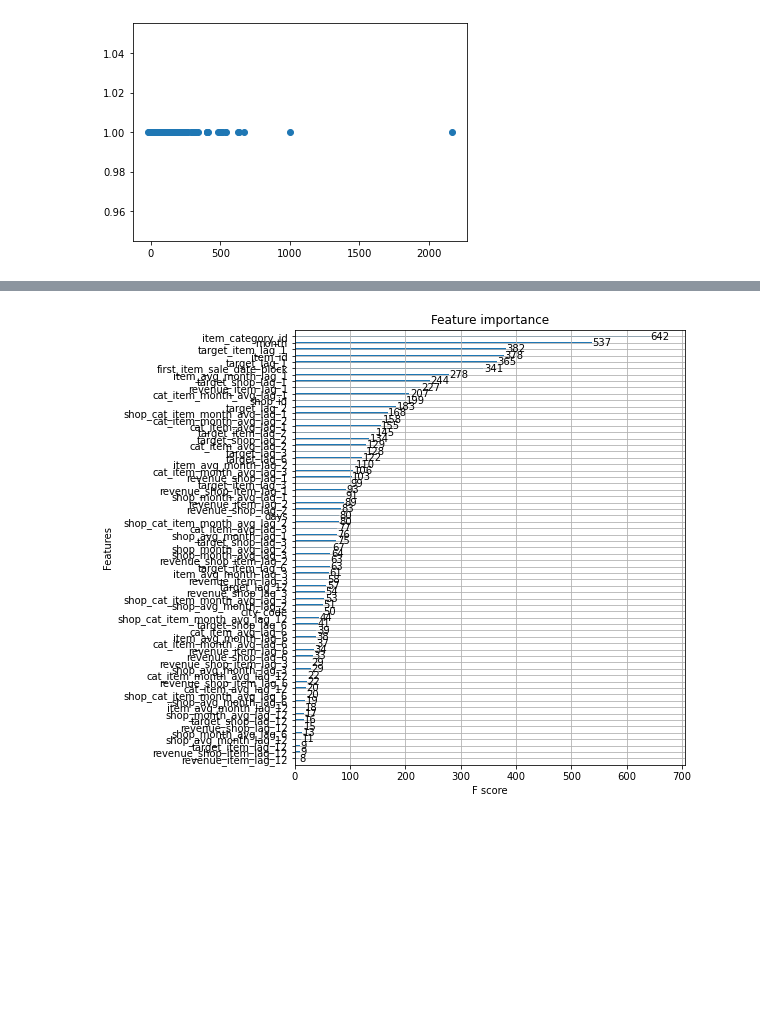
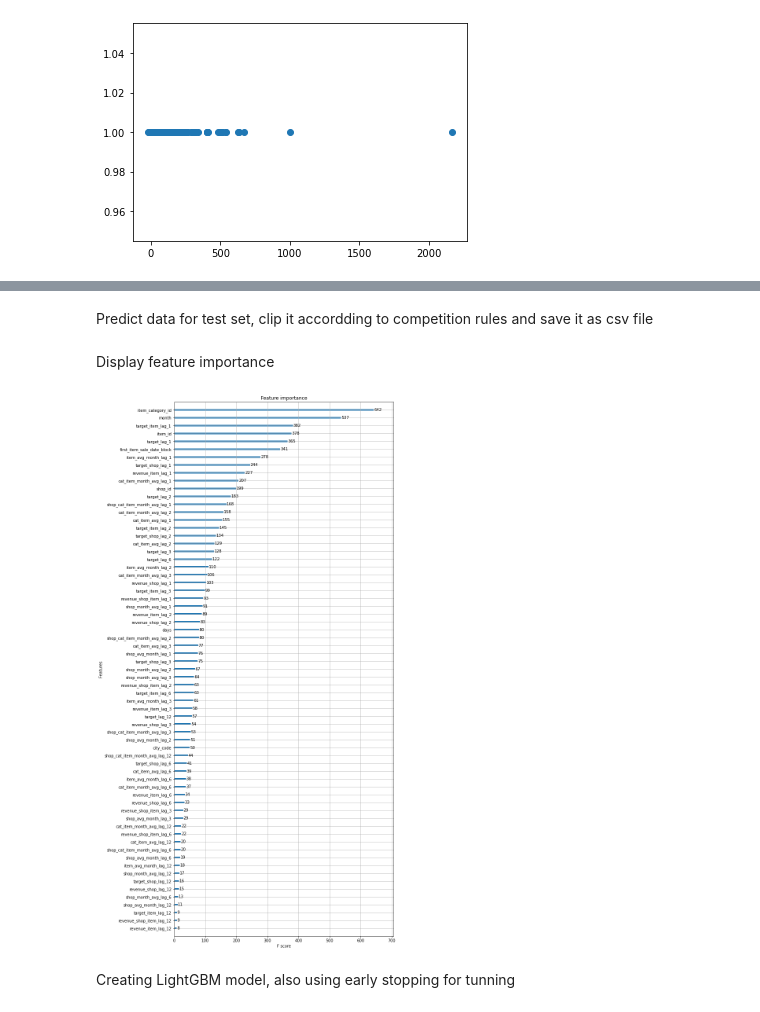
Before and after one commit to GlebGlushko/predict_future_sales, a Jupyter notebook: notebook.ipynb, the cells around one changed output, grey strips where cells are left out. Cells and saved outputs as stored; diff of their text form; code cells hidden in the pictures; blank space fills up the shorter version.

Commit message:
add models dumps, add describing

```diff
--- a/notebook.ipynb
+++ b/notebook.ipynb
@@ -286,3 +298,5 @@ print(time.time()-ts)
+# %% [markdown]
+Predict data for test set, clip it accordding to competition rules and save it as csv file
 # %%
 pred_xgb = xgb.predict(x_test).clip(0, 20)
 valid_xgb = xgb.predict(x_valid).clip(0,20)
@@ -292,16 +306,20 @@ submissions = pd.DataFrame({
     'item_cnt_month': pred_xgb
 })
 submissions.to_csv('submissions.csv', index=False)
+# %% [markdown]
+Display feature importance
 # %%
 def plot_features(booster, figsize):
     fig, ax = plt.subplots(1, 1, figsize=figsize)
     return plot_importance(booster=booster, ax=ax)
 
 
-plot_features(xgb, (7, 8))
+plot_features(xgb, (10, 25))
 plt.show()
 # %% [output]
-[figure, old version]
+[figure, new version]
+# %% [markdown]
+Creating LightGBM model, also using early stopping for tunning
 # %%
 lgb_params = {
     'feature_fraction': 0.75,
```
Also changed, not shown: parts of 48 cells of this notebook, 5 other files.
